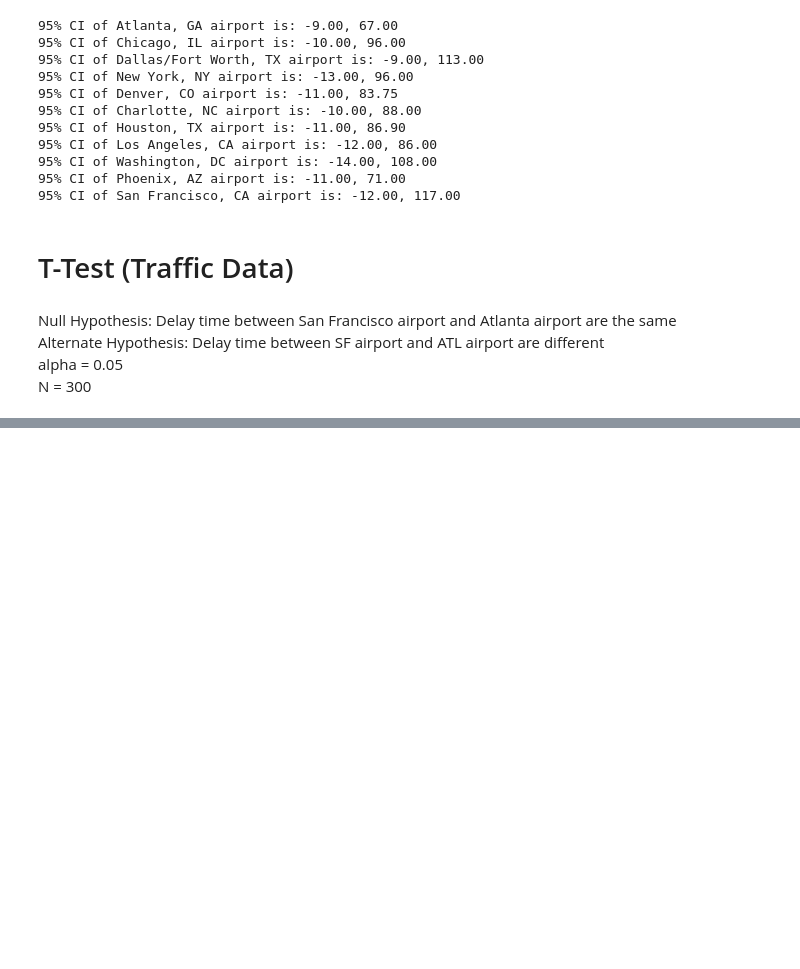
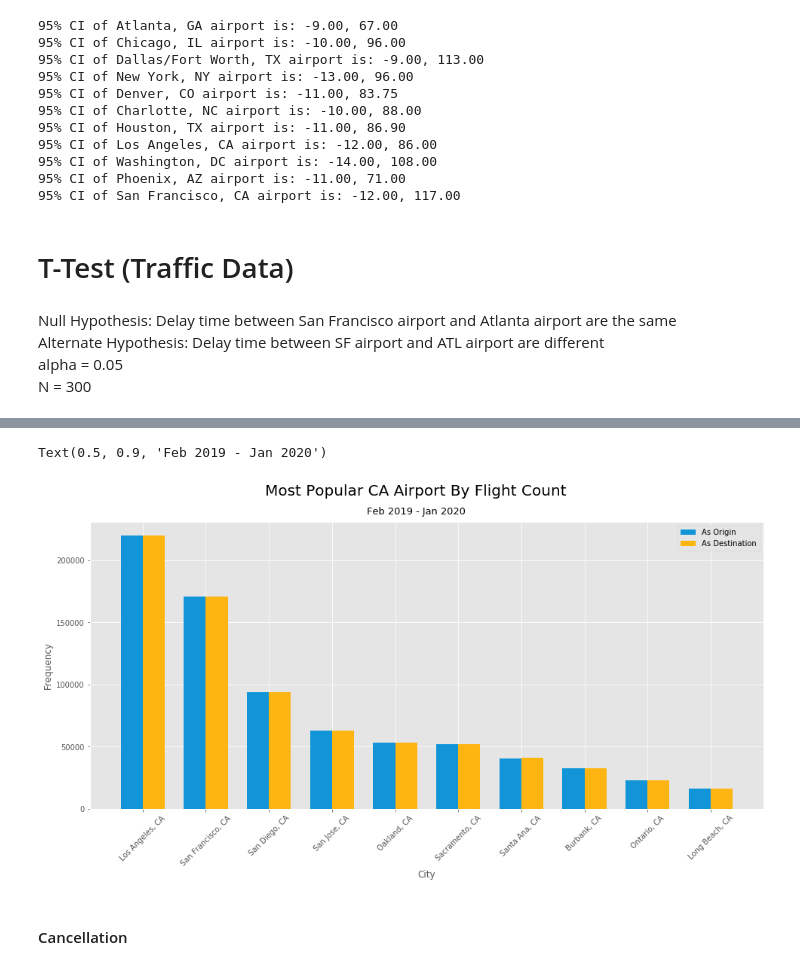
Before and after one commit to tchleung/The_Terminal, a Jupyter notebook: notebook/terminal_eda.ipynb, the cells around one changed output, grey strips where cells are left out. Drawn from its saved outputs; the diff is of its cells as text; code cells hidden in the pictures; blank space fills up the shorter version.

```diff
--- a/notebook/terminal_eda.ipynb
+++ b/notebook/terminal_eda.ipynb
@@ -567,0 +640,9 @@ p_val / 2 = 0.00
+# %%
+plot_top_10_by_state(df_one_year,'CA','#1295D8','#FFB511')
+plt.figtext(.5,.9,'Feb 2019 - Jan 2020',fontsize=13,ha='center')
+# fig.savefig('img/most_popular_CA.png')
+# %% [output]
+Text(0.5, 0.9, 'Feb 2019 - Jan 2020')
+[figure, added]
+# %% [markdown]
+#### Cancellation
```
Also changed, not shown: parts of 41 cells of this notebook, 1 other file.
